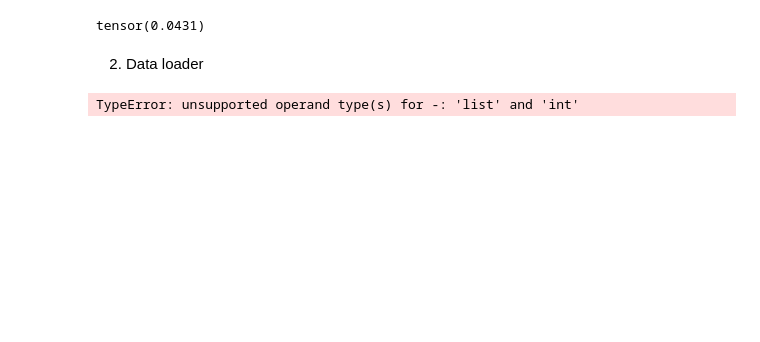
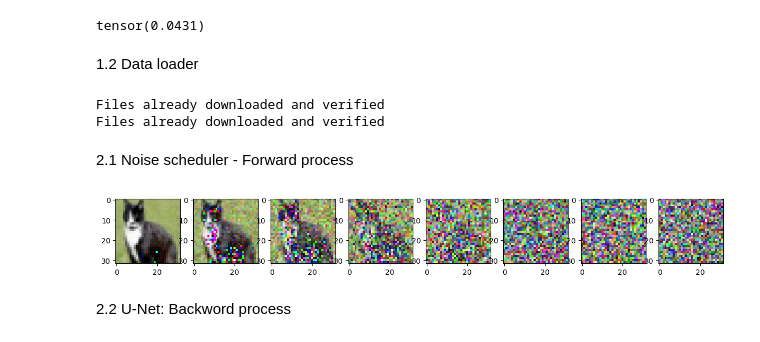
Before and after one commit to ypplaile/VideoDiffusion_from_scratch, a Jupyter notebook: main.ipynb, the cells around one changed output. Cells and saved outputs as stored; diff of their text form; code cells hidden in the pictures; blank space fills up the shorter version.

Commit message:
Diffusion Process (Forward Process)

```diff
--- a/main.ipynb
+++ b/main.ipynb
@@ -42,15 +42,17 @@ torch.min(cat_dataset[0])
 # %% [output]
 tensor(0.0431)
 # %% [markdown]
-2. Data loader
+1.2 Data loader
 # %%
 from torch.utils.data import DataLoader
 from torchvision import transforms
 
-batch_size = 100
+img_size1 = 32
+batch_size1 = 100
 
 def load_transform_data():
     data_transform = transforms.Compose([
+        transforms.Resize((img_size1, img_size1)),
         transforms.RandomHorizontalFlip(),
         transforms.ToTensor(),
         transforms.Lambda(lambda x: x*2-1 )
@@ -65,10 +67,68 @@ def load_transform_data():
 def show_sample_image(image):
     image_transform = transforms.Compose([
         transforms.Lambda(lambda x: (x+1)/2 ),
-        transforms.Lambda(lambda x: x.permute(1,2,0) ),
+        transforms.Lambda(lambda x: x.permute(1,2,0) ), # to H,W,C
         transforms.Lambda(lambda x: x*255 ),
         transforms.Lambda(lambda x: x.numpy().astype(np.uint8) ),
         transforms.ToPILImage()
     ])
+
+    # For batched dataset
+    if len(image.shape) == 4:
+        image = image[0,:,:,:]
+    plt.imshow(image_transform(image))
+
+data_all = load_transform_data()
+data_cat = [item for item in data_all if item[1] == cat_class_index]
+data_loader = DataLoader(data_cat, batch_size=batch_size1, shuffle=True, drop_last=True)
 # %% [output]
-TypeError: unsupported operand type(s) for -: 'list' and 'int'
+Files already downloaded and verified
+Files already downloaded and verified
+# %% [markdown]
+2.1  Noise scheduler - Forward process
+# %%
+import torch.nn.functional as F
+
+# Define beta, alpha
+timesteps = 100
+beta_start = 1e-4
+beta_end = 2e-2
+beta = torch.linspace(beta_start, beta_end, timesteps)
+
+# Define the closed-form scheduler
+alpha = 1. - beta
+alpha_cumprod = torch.cumprod(alpha, dim=0)
+alpha_cumprod_pad1 = F.pad(alpha_cumprod[:-1], (1, 0), value=1.) # let 'alpha list' start from 1, and drop the last element
+sqrt_recip_alpha = torch.sqrt(1./alpha)
+sqrt_alpha_cumprod = torch.sqrt(alpha_cumprod)
+sqrt_oneminus_alpha_cumprod = torch.sqrt(1-alpha_cumprod)
+posterior_variance = beta * (1. - alpha_cumprod_pad1) / (1. - alpha_cumprod)
+
+def get_index(list1, t, x_shape):
+    batch_size = t.shape[0]
+    output = list1.gather(-1,t.cpu())
+    return output.reshape(batch_size, *((1,) * (len(x_shape) - 1))).to(t.device)
+
+def forward_diffusion(x_0, t, device='cpu'):
+    noise = torch.randn_like(x_0)
+    sqrt_alpha_cumprod_t = get_index(sqrt_alpha_cumprod, t, x_0.shape)
+    sqrt_oneminus_alpha_cumprod_t = get_index(sqrt_oneminus_alpha_cumprod, t, x_0.shape)
+    x_t = sqrt_alpha_cumprod_t.to(device) * x_0.to(device) + sqrt_oneminus_alpha_cumprod_t.to(device) * noise.to(device)
+    return x_t, noise.to(device)
+
+
+
+image = next(iter(data_loader))[0] # get the first batch
+num_samples = 7
+step_size = timesteps//num_samples #100//12=8
+
+plt.figure(figsize=(15, 15))
+for i in range(0, timesteps, step_size):
+    t = torch.tensor([i]).type(torch.long)
+    plt.subplot(1, num_samples+1, i//step_size+1) # start from x_0 (uncorrupted), so +1
+    img, noise = forward_diffusion(image, t)
+    show_sample_image(img)
+# %% [output]
+[figure, added]
+# %% [markdown]
+2.2 U-Net: Backword process
```
Also changed, not shown: parts of 2 cells of this notebook.
